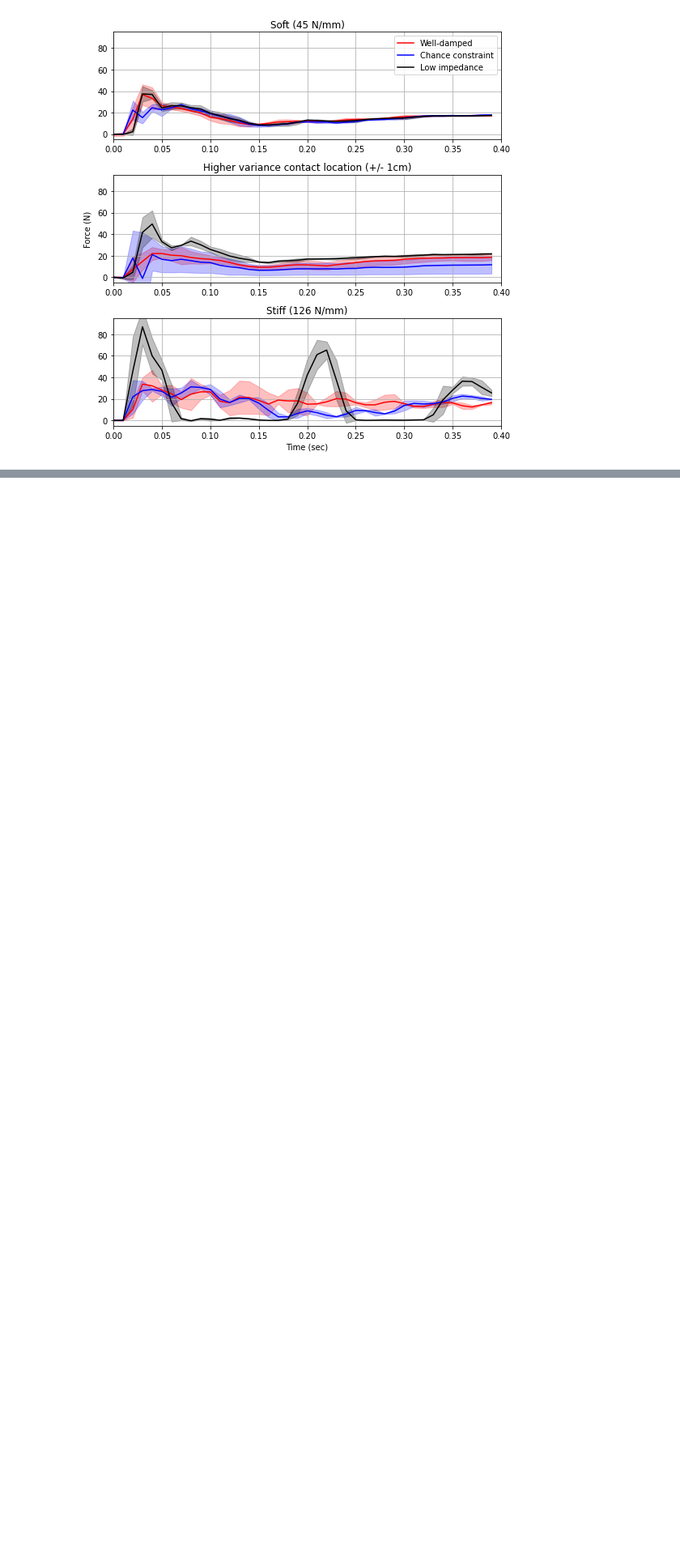
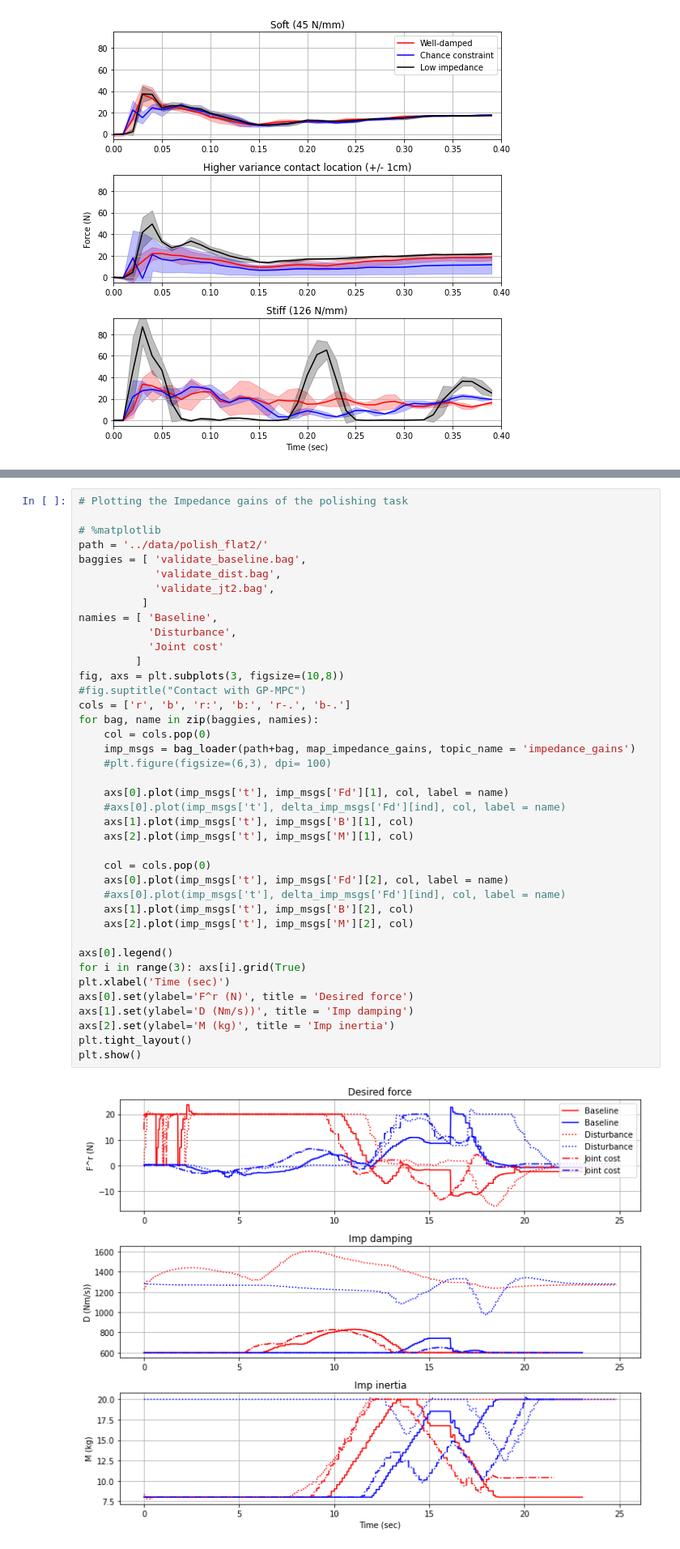
Before and after one commit to Jackyyaojk/gp_mpc, a Jupyter notebook: analysis/rosbag_plot.ipynb, the cells around one changed output, grey strips where cells are left out. Shown at 81% size. Saved outputs shown, nothing was run; the diff lists cells and outputs as text; blank space fills up the shorter version.

```diff
--- a/analysis/rosbag_plot.ipynb
+++ b/analysis/rosbag_plot.ipynb
@@ -416,3 +482,45 @@ No handles with labels found to put in legend.
+# %%
+# Plotting the Impedance gains of the polishing task
+
+# %matplotlib
+path = '../data/polish_flat2/'
+baggies = [ 'validate_baseline.bag',
+            'validate_dist.bag',
+            'validate_jt2.bag',
+          ]
+namies = [ 'Baseline',
+           'Disturbance',
+           'Joint cost'
+         ]
+fig, axs = plt.subplots(3, figsize=(10,8))
+#fig.suptitle("Contact with GP-MPC")
+cols = ['r', 'b', 'r:', 'b:', 'r-.', 'b-.']
+for bag, name in zip(baggies, namies):
+    col = cols.pop(0)
+    imp_msgs = bag_loader(path+bag, map_impedance_gains, topic_name = 'impedance_gains')
+    #plt.figure(figsize=(6,3), dpi= 100)
+
+    axs[0].plot(imp_msgs['t'], imp_msgs['Fd'][1], col, label = name)
+    #axs[0].plot(imp_msgs['t'], delta_imp_msgs['Fd'][ind], col, label = name)
+    axs[1].plot(imp_msgs['t'], imp_msgs['B'][1], col)
+    axs[2].plot(imp_msgs['t'], imp_msgs['M'][1], col)
+
+    col = cols.pop(0)
+    axs[0].plot(imp_msgs['t'], imp_msgs['Fd'][2], col, label = name)
+    #axs[0].plot(imp_msgs['t'], delta_imp_msgs['Fd'][ind], col, label = name)
+    axs[1].plot(imp_msgs['t'], imp_msgs['B'][2], col)
+    axs[2].plot(imp_msgs['t'], imp_msgs['M'][2], col)
+
+axs[0].legend()
+for i in range(3): axs[i].grid(True)
+plt.xlabel('Time (sec)')
+axs[0].set(ylabel='F^r (N)', title = 'Desired force')
+axs[1].set(ylabel='D (Nm/s))', title = 'Imp damping')
+axs[2].set(ylabel='M (kg)', title = 'Imp inertia')
+plt.tight_layout()
+plt.show()
+# %% [output]
+[figure, added]
 # %%
 # %% [output]
 [figure]
```
Also changed, not shown: parts of 3 cells of this notebook, 15 other files.
